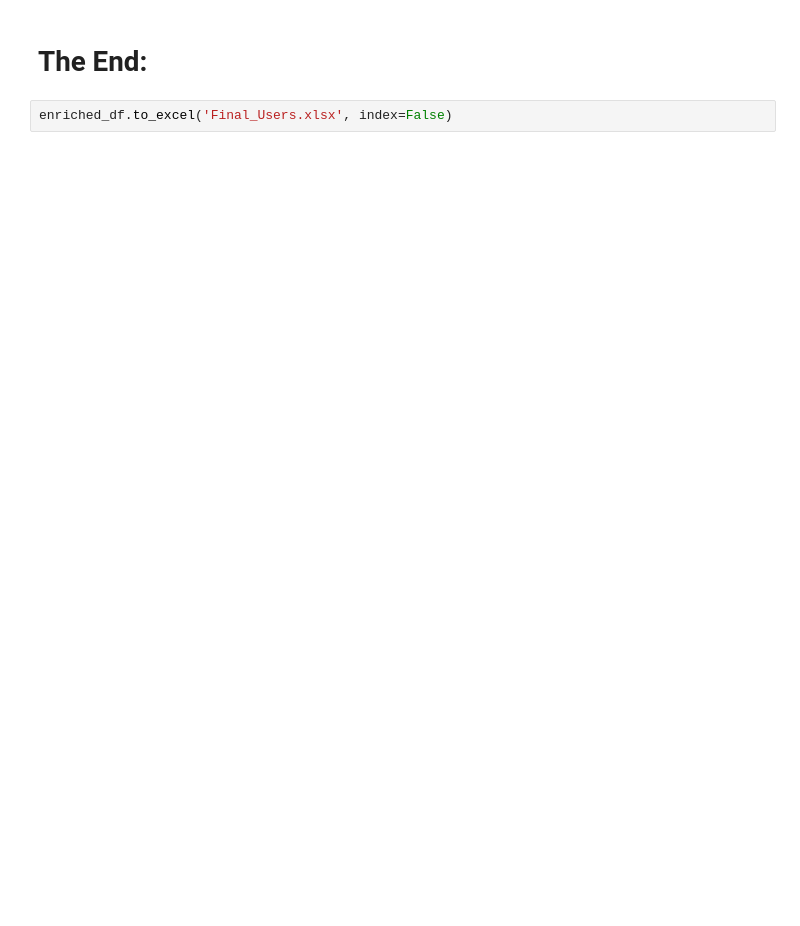
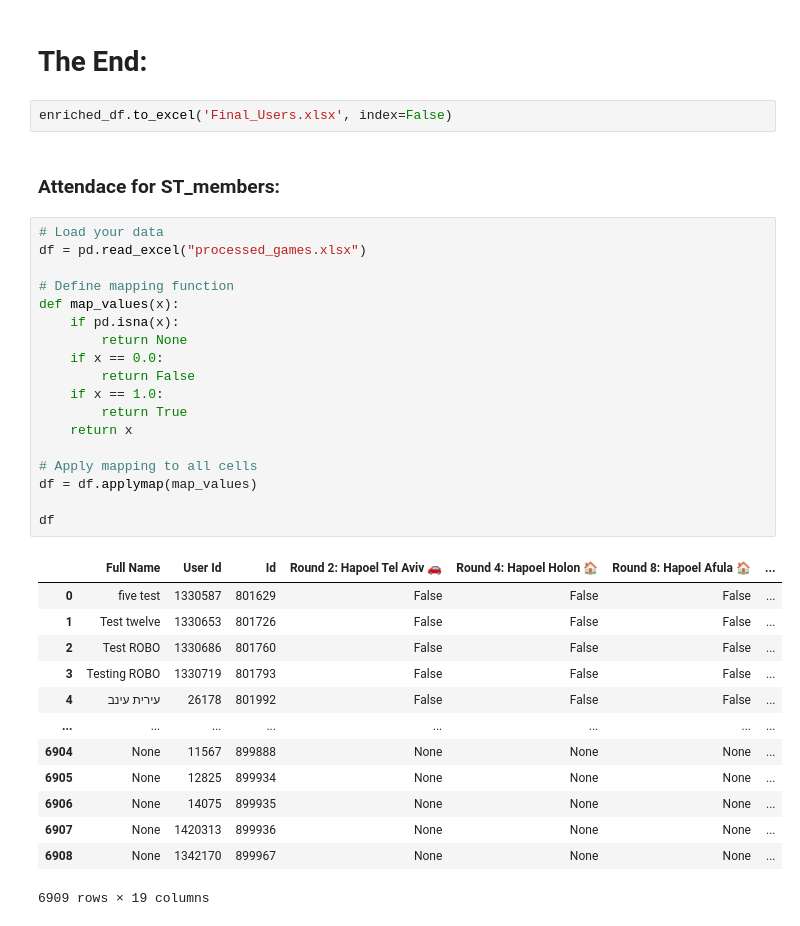
Before and after one commit to HapoelProd/GeneralRepo, a Jupyter notebook: Subscription Campaign 25_26/users.ipynb, the cells around one changed output. Cells and saved outputs as stored; diff of their text form; blank space fills up the shorter version.

```diff
--- a/Subscription Campaign 25_26/users.ipynb
+++ b/Subscription Campaign 25_26/users.ipynb
@@ -2261,3 +2092,37 @@ Name: count, dtype: int64
 # The End:
 # %%
 enriched_df.to_excel('Final_Users.xlsx', index=False)
+# %% [markdown]
+### Attendace for ST_members:
+# %%
+# Load your data
+df = pd.read_excel("processed_games.xlsx")
+
+# Define mapping function
+def map_values(x):
+    if pd.isna(x):
+        return None
+    if x == 0.0:
+        return False
+    if x == 1.0:
+        return True
+    return x
+
+# Apply mapping to all cells
+df = df.applymap(map_values)
+
+df
+# %% [output]
+|  | Full Name | User Id | Id | Round 2: Hapoel Tel Aviv 🚗 | Round 4: Hapoel Holon 🏠 | Round 8: Hapoel Afula 🏠 | ... |
+| 0 | five test | 1330587 | 801629 | False | False | False | ... |
+| 1 | Test twelve | 1330653 | 801726 | False | False | False | ... |
+| 2 | Test ROBO | 1330686 | 801760 | False | False | False | ... |
+| 3 | Testing ROBO | 1330719 | 801793 | False | False | False | ... |
+| 4 | עירית עינב | 26178 | 801992 | False | False | False | ... |
+| ... | ... | ... | ... | ... | ... | ... | ... |
+| 6904 | None | 11567 | 899888 | None | None | None | ... |
+| 6905 | None | 12825 | 899934 | None | None | None | ... |
+| 6906 | None | 14075 | 899935 | None | None | None | ... |
+| 6907 | None | 1420313 | 899936 | None | None | None | ... |
+| 6908 | None | 1342170 | 899967 | None | None | None | ... |
+6909 rows × 19 columns
```
Also changed, not shown: parts of 44 cells of this notebook, 23 other files.
